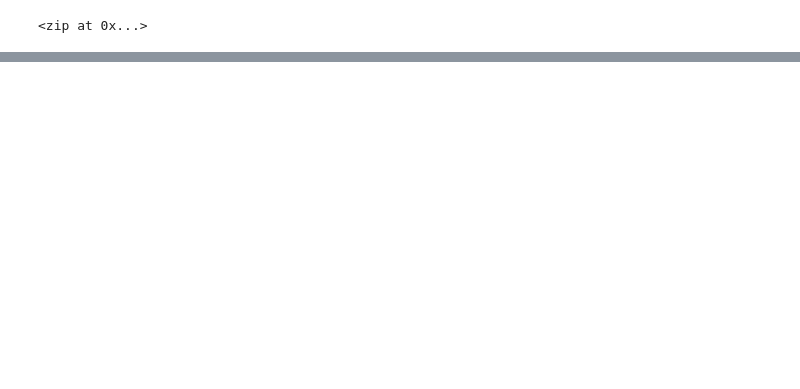
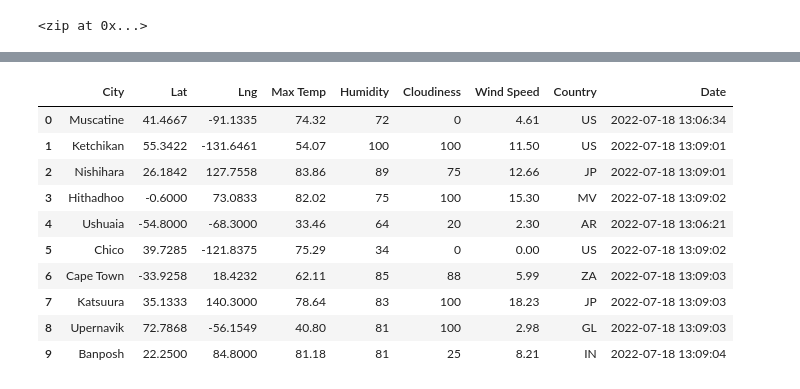
Before and after one commit to COLLAFF2/World_Weather_Analysis, a Jupyter notebook: WeatherPy.ipynb, the cells around one changed output, grey strips where cells are left out. Cells and saved outputs as stored; diff of their text form; code cells hidden in the pictures; blank space fills up the shorter version.

```diff
--- a/WeatherPy.ipynb
+++ b/WeatherPy.ipynb
@@ -55,0 +66,4 @@ len(cities)
+# %%
+# Starting URL for Weather Map API Call.
+url = "http://api.openweathermap.org/data/2.5/weather?units=Imperial&APPID=" + weather_api_key
+print(url)
@@ -69,17 +85,6 @@ record_count = 1
 set_count = 1
 
 
-# Loop through all the cities in our list.
-for i in range(len(cities)):
-
-    # Group cities in sets of 50 for logging purposes.
-    if (i % 50 == 0 and i >= 50):
-        set_count += 1
-        record_count = 1
-        time.sleep(60)
-
-    # Create endpoint URL with each city.
-    city_url = url + "&q=" + cities[i]
 
 
 
@@ -91,10 +96,10 @@ for i, city in enumerate(cities):
     if (i % 50 == 0 and i >= 50):
         set_count += 1
         record_count = 1
-        time.sleep(60)
+        time.sleep(2)
 
     # Create endpoint URL with each city.
-    city_url= url + "&q=" + city.replace("","+")
+    city_url= url + "&q=" + city.replace(" ","+")
 
     # Log the URL, record, and set numbers and the city.
     print(f"Processing Record {record_count} of Set {set_count} | {city}")
@@ -106,6 +111,7 @@ for i, city in enumerate(cities):
     try:
         # Parse the JSON and retrieve data.
         city_weather = requests.get(city_url).json()
+        print(city_weather)
         # Parse out the needed data.
         city_lat = city_weather["coord"]["lat"]
         city_lng = city_weather["coord"]["lon"]
@@ -142,0 +167,16 @@ NameError: name 'url' is not defined
+# %%
+# Convert the array of dictionaries to a Pandas DataFrame.
+city_data_df = pd.DataFrame(city_data)
+city_data_df.head(10)
+# %% [output]
+|  | City | Lat | Lng | Max Temp | Humidity | Cloudiness | Wind Speed | Country | Date |
+| 0 | Muscatine | 41.4667 | -91.1335 | 74.32 | 72 | 0 | 4.61 | US | 2022-07-18 13:06:34 |
+| 1 | Ketchikan | 55.3422 | -131.6461 | 54.07 | 100 | 100 | 11.50 | US | 2022-07-18 13:09:01 |
+| 2 | Nishihara | 26.1842 | 127.7558 | 83.86 | 89 | 75 | 12.66 | JP | 2022-07-18 13:09:01 |
+| 3 | Hithadhoo | -0.6000 | 73.0833 | 82.02 | 75 | 100 | 15.30 | MV | 2022-07-18 13:09:02 |
+| 4 | Ushuaia | -54.8000 | -68.3000 | 33.46 | 64 | 20 | 2.30 | AR | 2022-07-18 13:06:21 |
+| 5 | Chico | 39.7285 | -121.8375 | 75.29 | 34 | 0 | 0.00 | US | 2022-07-18 13:09:02 |
+| 6 | Cape Town | -33.9258 | 18.4232 | 62.11 | 85 | 88 | 5.99 | ZA | 2022-07-18 13:09:03 |
+| 7 | Katsuura | 35.1333 | 140.3000 | 78.64 | 83 | 100 | 18.23 | JP | 2022-07-18 13:09:03 |
+| 8 | Upernavik | 72.7868 | -56.1549 | 40.80 | 81 | 100 | 2.98 | GL | 2022-07-18 13:09:03 |
+| 9 | Banposh | 22.2500 | 84.8000 | 81.18 | 81 | 25 | 8.21 | IN | 2022-07-18 13:09:04 |
```
Also changed, not shown: parts of 9 cells of this notebook.
